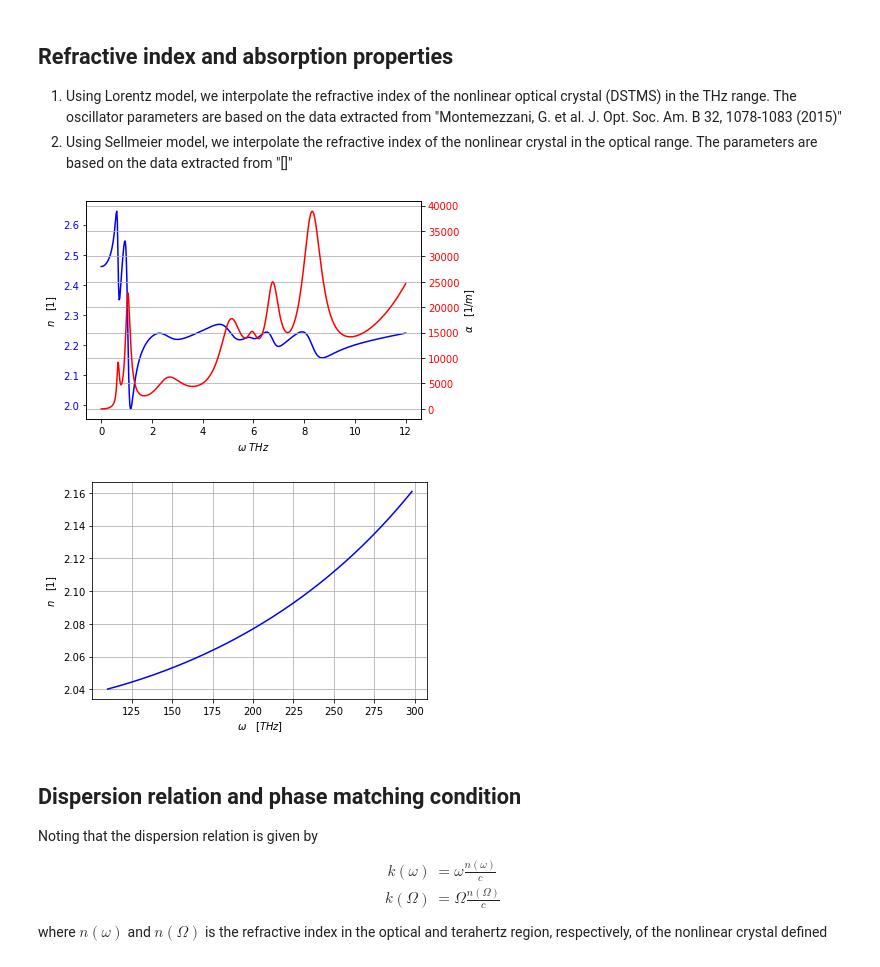
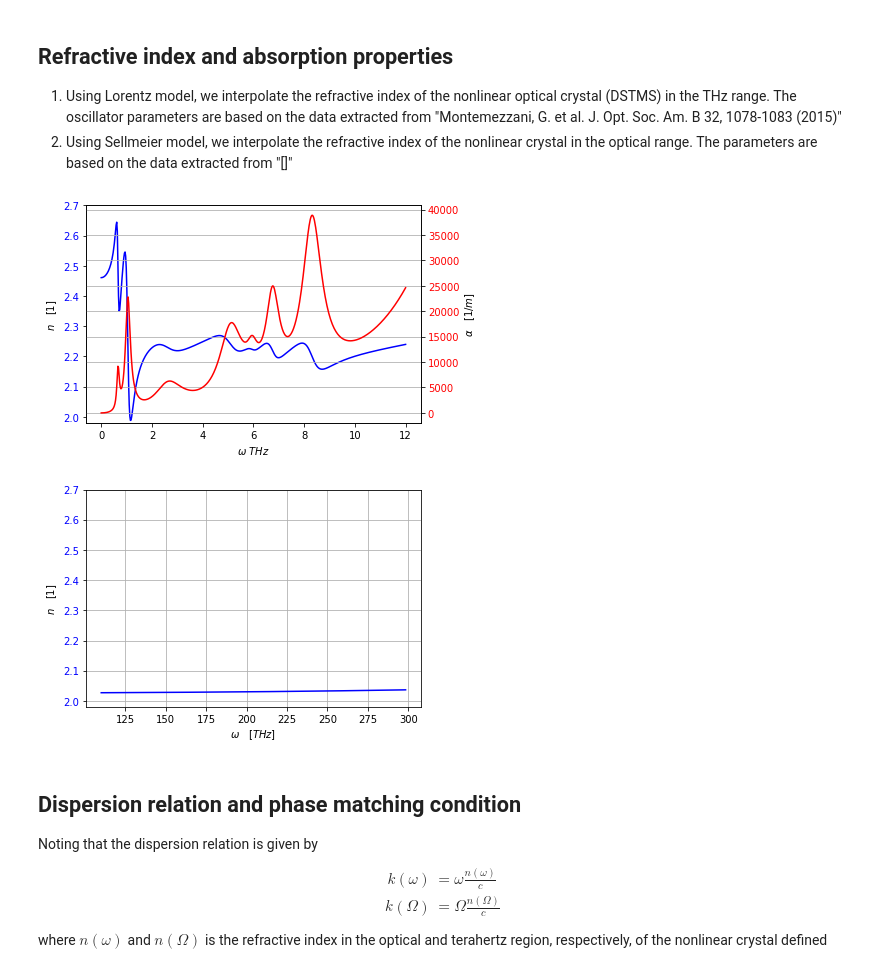
Before and after one commit to p-engel/nonlinear_optics, a Jupyter notebook: optical_rectification/notebook/analysis.ipynb, the cells around one changed output. Cells and saved outputs as stored; diff of their text form; code cells hidden in the pictures.

Commit message:
optimize sellmeier curve fit of optical index

```diff
--- a/optical_rectification/notebook/analysis.ipynb
+++ b/optical_rectification/notebook/analysis.ipynb
@@ -97,6 +97,7 @@ alpha_thz = index_thz.alpha()
 ax2.plot(Ω, n_thz, 'b')
 ax2.set_xlabel(r'$\omega$ $THz$')
 ax2.set_ylabel(r"$n \quad [1]$")
+ax2.set_ylim(1.98, 2.7)
 ax2.tick_params(axis='y',labelcolor='b')
 ax3 = ax2.twinx()  # Create a second axes object that shares the same x-axis
 ax3.plot(Ω, alpha_thz, 'r')
@@ -104,25 +105,21 @@ ax3.set_ylabel(r"$\alpha \quad [1/m]$")
 ax3.tick_params(axis='y',labelcolor='r')
 plt.grid(True)
 # %% [output]
-[figure, old version]
+[figure, new version]
 # %%
 # Visualize refractive index in Optical region
 fig4, ax4 = plt.subplots()
 
-# paramters in optical region
-q = 1.45; n_inf = 2.026; # [1]
-lam0 = 532; # [nm]
-# graph
-lam = c / (w * 1e12) * 1e9  # [nm]
-index_opt = definitions.Index(lam);
-n_opt = index_opt.sellmeier(n_inf, lam0, q);
-ax4.plot(c/(lam*1e-9)*1e-12, n_opt, 'b')
+index_opt = definitions.Index(w);
+n_opt = index_opt.sellmeier();
+ax4.plot(w, n_opt, 'b')
 ax4.set_xlabel(r'$\omega \quad [THz]$')
 ax4.set_ylabel(r"$n \quad [1]$")
-ax4.tick_params(axis='y',labelcolor='k')
+ax4.set_ylim(1.98, 2.7)
+ax4.tick_params(axis='y',labelcolor='b')
 plt.grid(True)
 # %% [output]
-[figure, old version]
+[figure, new version]
 # %% [markdown]
 ## Dispersion relation and phase matching condition
 
```
Also changed, not shown: parts of 1 cell of this notebook.
